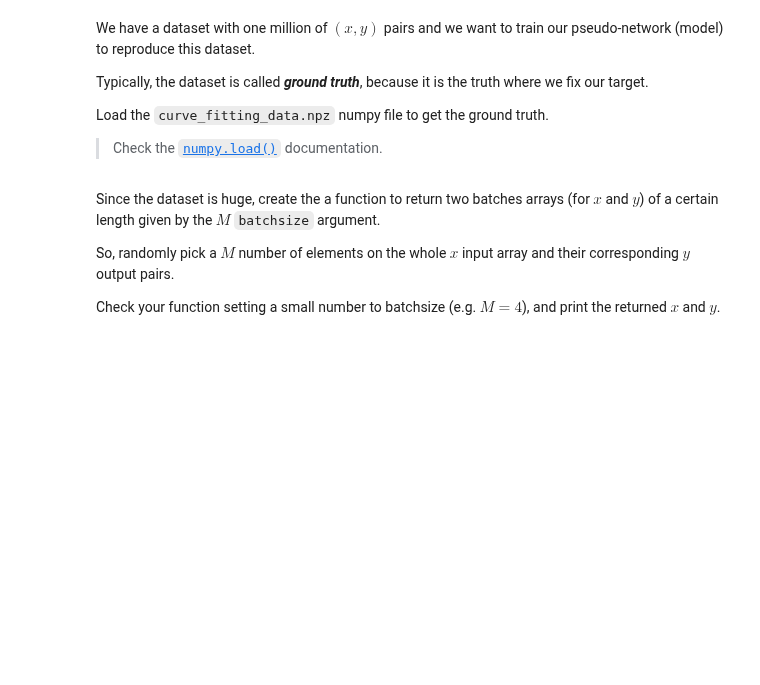
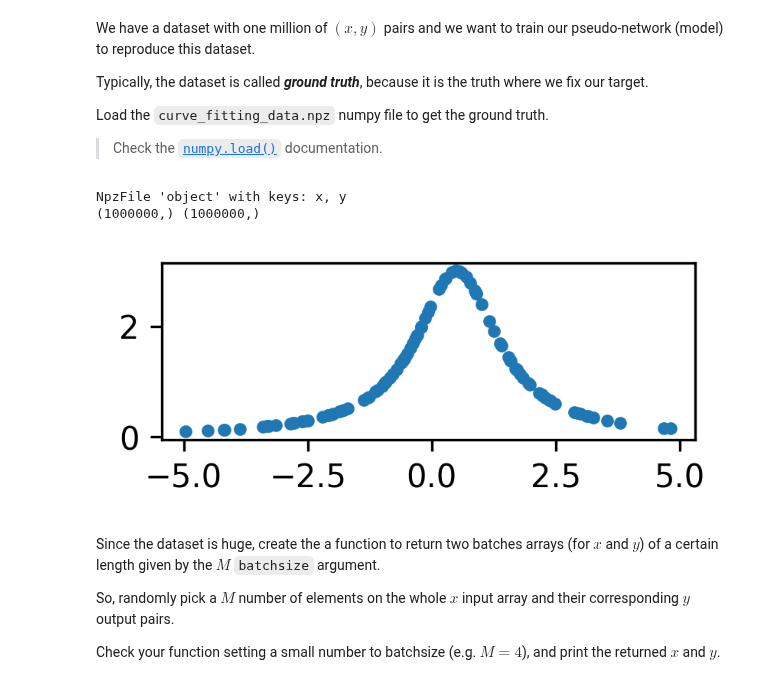
Before and after one commit to dmaluenda/hands_on_machine_learning, a Jupyter notebook: 02_Training.ipynb, the cells around one changed output. Cells and saved outputs as stored; diff of their text form; code cells hidden in the pictures; blank space fills up the shorter version.

```diff
--- a/02_Training.ipynb
+++ b/02_Training.ipynb
@@ -137,6 +138,23 @@ Typically, the dataset is called ***ground truth***, because it is the truth whe
 Load the `curve_fitting_data.npz` numpy file to get the ground truth.
 
 > Check the [`numpy.load()`](https://numpy.org/doc/stable/reference/generated/numpy.load.html) documentation.
+# %%
+r = requests.get('https://github.com/dmaluenda/hands_on_machine_learning/raw/master/data/curve_fitting_data.npz', stream = True)
+data = np.load(BytesIO(r.raw.read()))
+print(data)
+
+x = data['x']
+y = data['y']
+
+print(x.shape, y.shape)
+
+plt.figure(figsize=(3,1))
+plt.plot(x[:100], y[:100], '.')
+plt.show()
+# %% [output]
+NpzFile 'object' with keys: x, y
+(1000000,) (1000000,)
+[figure, added]
 # %% [markdown]
 Since the dataset is huge, create the a function to return two batches arrays (for $x$ and $y$) of a certain length given by the $M$ `batchsize` argument.
 
```
Also changed, not shown: parts of 1 cell of this notebook, 13 other files.
